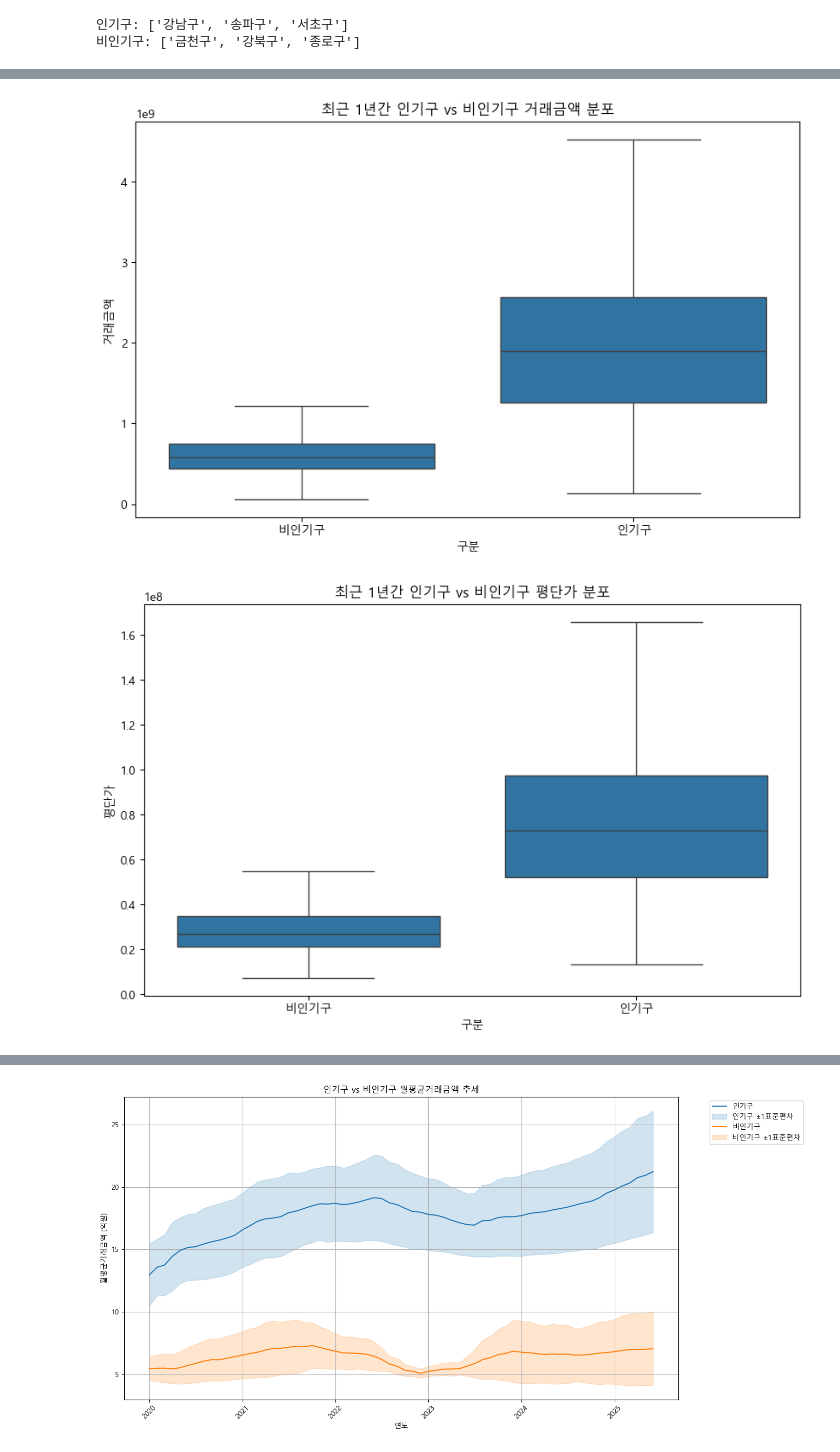
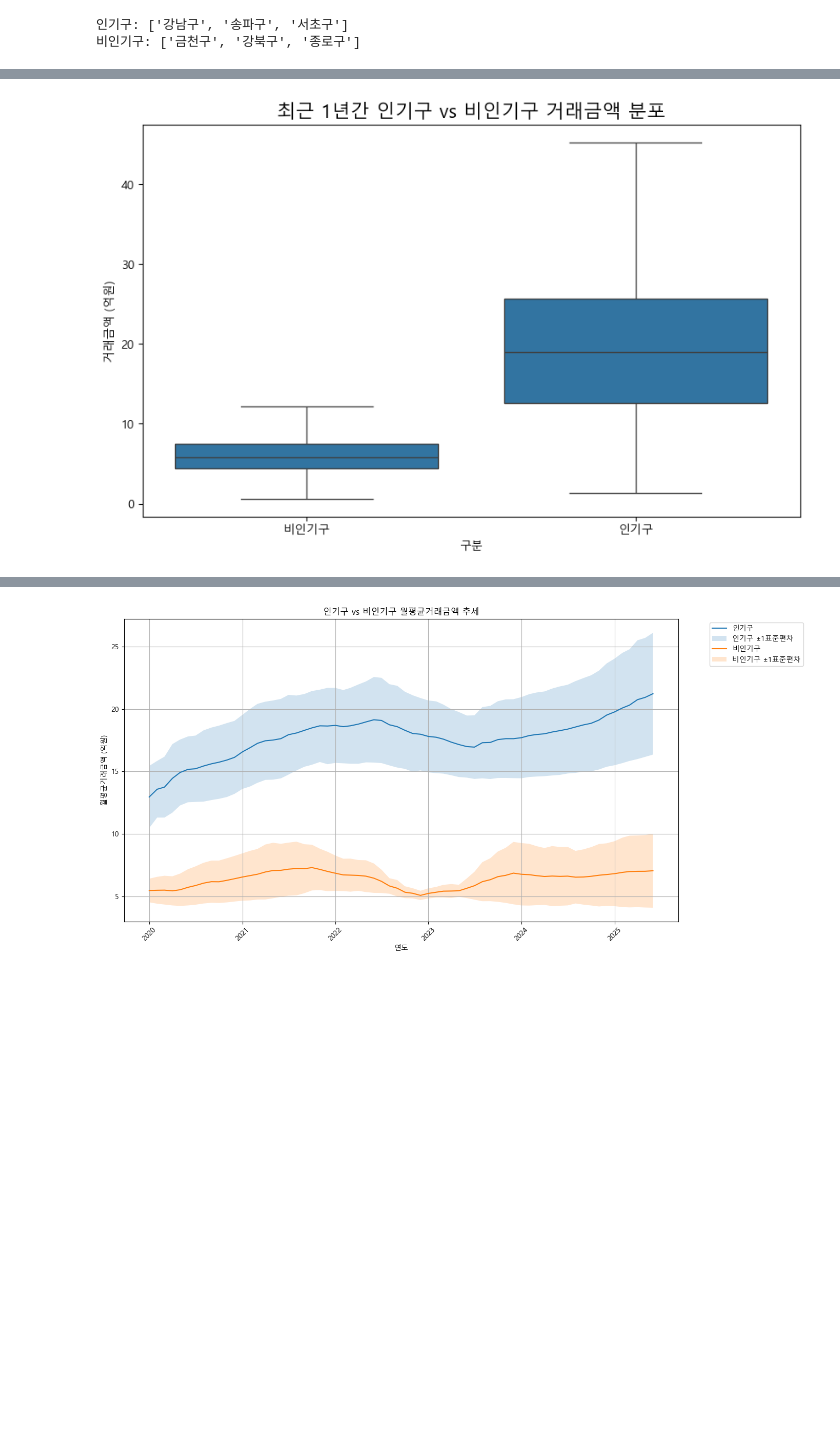
Before and after one commit to krystallinekim/pjt-DataAnalysis-Korean_Real_Estate, a Jupyter notebook: 01_market_comparison.ipynb, the cells around one changed output, grey strips where cells are left out. Drawn from its saved outputs; the diff is of its cells as text; code cells hidden in the pictures; blank space fills up the shorter version.

```diff
--- a/01_market_comparison.ipynb
+++ b/01_market_comparison.ipynb
@@ -80,7 +80,7 @@ monthly_stats['구분'] = monthly_stats['구'].apply(
 ## 3. 거래밀도 (월별 거래건수 / 인구수)
 
 ### 구별/월별 인구수 데이터
-population_df = pd.read_csv('./data/등록인구(월별).csv', header=[0, 1])
+population_df = pd.read_csv('./data_raw/등록인구(월별).csv', header=[0, 1])
 population_df = population_df.drop(columns=[population_df.columns[0]])
 population_df.columns = ['_'.join(filter(None, map(str, col))).strip() for col in population_df.columns.values]
 
@@ -88,7 +88,7 @@ population_df_long = population_df.melt(id_vars=['동별(2)_동별(2)'], var_nam
 population_df_long[['계약월','항목']] = population_df_long['계약월_항목'].str.split('_', expand=True)
 population_df_long['계약월'] = pd.to_datetime(population_df_long['계약월'].str.replace(" ", "").str.replace(".", "-"), format='%Y-%m')
 
-### Pivot
+### 피벗
 df_population = population_df_long.pivot_table(
     index=['동별(2)_동별(2)', '계약월'],
     columns='항목',
@@ -100,10 +100,10 @@ df_population.rename(columns={
     '합계 (명)': '총인구'
 }, inplace=True)
 
+### 거래밀도 계산(세대수, 총인구별)
 population_popular_mask = df_population['구'].isin(popular + unpopular)
 population_density = pd.merge(df_population[population_popular_mask], monthly_stats[['구','계약월','월별거래건수']], on=['구', '계약월'], how='left')
-
-### 거래밀도 계산(세대수, 총인구별)
+population_density['구분'] = population_density['구'].apply(lambda x: '인기구' if x in popular else '비인기구')
 population_density['거래밀도_총인구'] = population_density['월별거래건수'] / population_density['총인구']
 population_density['거래밀도_세대수'] = population_density['월별거래건수'] / population_density['세대수']
 # display(population_density)
@@ -234,12 +252,11 @@ df_summary = df_plot.groupby(['계약월','구분']).agg(
     거래밀도_세대수_std=('거래밀도_세대수','std')
 ).reset_index()
 
-# 색상 설정
+## 시각화
 colors = {'인기구':'tab:blue', '비인기구':'tab:orange'}
-
 fig, axes = plt.subplots(2, 1, figsize=(14,12), sharex=True)
 
-# 1) 총인구 기준
+### 총인구 기준
 for group in ['인기구','비인기구']:
     subset = df_summary[df_summary['구분']==group]
     axes[0].plot(subset['계약월'], subset['거래밀도_총인구_mean'], marker='o', label=group, color=colors[group])
@@ -248,12 +265,12 @@ for group in ['인기구','비인기구']:
                          subset['거래밀도_총인구_mean'] + subset['거래밀도_총인구_std'],
                          color=colors[group], alpha=0.2)
 
-axes[0].set_title('인기구 vs 비인기구 월별 평균 거래밀도 (총인구 기준)')
+axes[0].set_title('인기구 vs 비인기구 월별 평균 거래밀도 (총인구 기준)', fontsize=16)
 axes[0].set_ylabel('거래밀도')
 axes[0].grid(True)
 axes[0].legend()
 
-# 2) 세대수 기준
+### 세대수 기준
 for group in ['인기구','비인기구']:
     subset = df_summary[df_summary['구분']==group]
     axes[1].plot(subset['계약월'], subset['거래밀도_세대수_mean'], marker='o', label=group, color=colors[group])
@@ -262,7 +279,7 @@ for group in ['인기구','비인기구']:
                          subset['거래밀도_세대수_mean'] + subset['거래밀도_세대수_std'],
                          color=colors[group], alpha=0.2)
 
-axes[1].set_title('인기구 vs 비인기구 월별 평균 거래밀도 (세대수 기준)')
+axes[1].set_title('인기구 vs 비인기구 월별 평균 거래밀도 (세대수 기준)', fontsize=16)
 axes[1].set_xlabel('연도')
 axes[1].set_ylabel('거래밀도')
 axes[1].grid(True)
@@ -270,5 +287,6 @@ axes[1].legend()
 
 plt.xticks(rotation=45)
 plt.tight_layout()
+plt.savefig('fig/월별평균거래밀도.png', dpi=300, bbox_inches='tight')
 plt.show()
 # %% [output]
@@ -276,41 +294,41 @@ plt.show()
 # %%
-# 최근 12개월 기준 필터링
+# 거래금액 분포도
+
+## 최근 12개월 기준 필터링
 latest_month = df_sales_copy['계약월'].max()
 one_year_ago = latest_month - pd.DateOffset(months=12)
 df_recent = df_sales_copy[df_sales_copy['계약월'] > one_year_ago]
 df_plot = df_recent[df_recent['구분'].isin(['인기구','비인기구'])]
+df_plot['거래금액'] = df_plot['거래금액'] / 1e8
 
-# 박스플롯: 거래금액
+
+## 박스플롯: 거래금액
 plt.figure(figsize=(10,6))
 sns.boxplot(x='구분', y='거래금액', data=df_plot, showfliers=False)
-plt.title('최근 1년간 인기구 vs 비인기구 거래금액 분포')
-plt.ylabel('거래금액')
+plt.title('최근 1년간 인기구 vs 비인기구 거래금액 분포', fontsize=16)
+plt.ylabel('거래금액 (억원)')
+plt.savefig('fig/거래금액분포도.png', dpi=300, bbox_inches='tight')
 plt.show()
 
-# 박스플롯: 평단가
-plt.figure(figsize=(10,6))
-sns.boxplot(x='구분', y='평단가', data=df_plot, showfliers=False)
-plt.title('최근 1년간 인기구 vs 비인기구 평단가 분포')
-plt.ylabel('평단가')
-plt.show()
+# 요약 통계 추출
 
-# 요약 통계: 중앙값, IQR, 상위/하위 5% 표시
-
+## 상하위 5%, 중앙값, IQR, 평균, 표준편차
 summary_stats = {}
 for group in ['인기구','비인기구']:
     subset = df_plot[df_plot['구분']==group]['거래금액']
     iqr = subset.quantile(0.75) - subset.quantile(0.25)
     summary_stats[group] = {
-        '거래금액 하위5%': subset.quantile(0.05),
-        '거래금액 상위5%': subset.quantile(0.95),
-        '거래금액 중앙값': subset.median(),
-        '거래금액 IQR': iqr,
-        '거래금액 평균': subset.mean(),
-        '거래금액 표준편차': subset.std()
+        '거래금액 하위5% (억)': subset.quantile(0.05),
+        '거래금액 상위5% (억)': subset.quantile(0.95),
+        '거래금액 중앙값 (억)': subset.median(),
+        '거래금액 IQR (억)': iqr,
+        '거래금액 평균 (억)': subset.mean(),
+        '거래금액 표준편차 (억)': subset.std()
     }
 
 summary_stats_df = pd.DataFrame(summary_stats).T
+summary_stats_df = summary_stats_df.round(3)
 display(summary_stats_df)
+summary_stats_df.to_csv('./data/거래금액통계.csv')
 # %% [output]
-[figure, old version]
+[figure, new version]
-[figure, removed]
```
Also changed, not shown: parts of 9 cells of this notebook, 12 other files.
